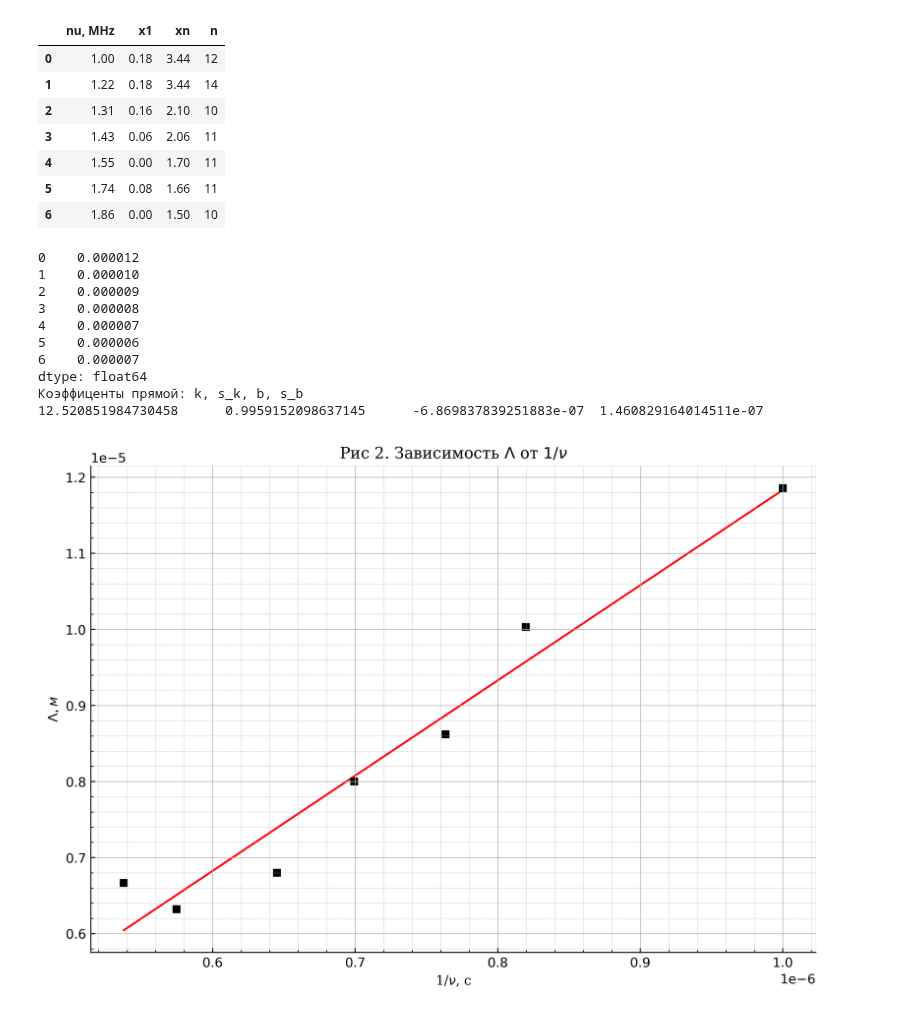
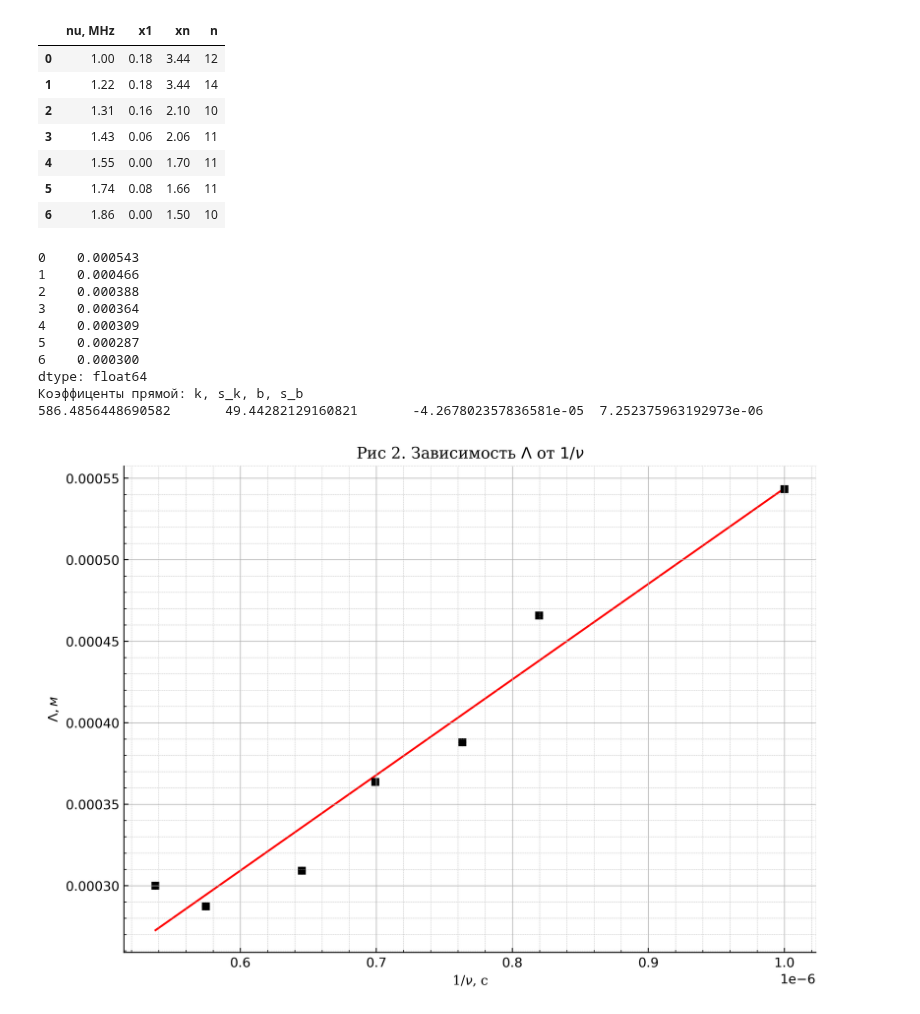
Before and after one commit to alxlnx/labs, a Jupyter notebook: 4.3.2/4.3.2.ipynb, the cells around one changed output. Cells and saved outputs as stored; diff of their text form; code cells hidden in the pictures.

```diff
--- a/4.3.2/4.3.2.ipynb
+++ b/4.3.2/4.3.2.ipynb
@@ -83,27 +83,27 @@ df
 # %%
 fig = mg.make_figure(dpi_mode='high')
 ax = fig.add_subplot()
 mg.set_grids(fig)
 mg.set_title(ax, r'Зависимость $\Lambda$ от $1/\nu$')
 mg.set_label(ax, r'1/$\nu$, с', r'$\Lambda, м$')
 
-Lams = 2 * 0.02 * 1e-3 * (df['xn'] - df['x1']) / (df['n'] - 1)
+Lams = 2 * 1e-3 * (df['xn'] - df['x1']) / (df['n'])
 print(Lams)
 
 X = np.array(1/df['nu, MHz']/1e6)
 Y = np.array(Lams)
 mg.draw_errorbar(ax, X, Y, x_err=0, y_err=0)
 mg.linls(X, Y)
 mg.display_linls(ax)
 # %% [output]
-0    0.000012
-1    0.000010
-2    0.000009
-3    0.000008
-4    0.000007
-5    0.000006
-6    0.000007
+0    0.000543
+1    0.000466
+2    0.000388
+3    0.000364
+4    0.000309
+5    0.000287
+6    0.000300
 dtype: float64
 Коэффиценты прямой: k, s_k, b, s_b
-12.520851984730458      0.9959152098637145      -6.869837839251883e-07  1.460829164014511e-07
+586.4856448690582       49.44282129160821       -4.267802357836581e-05  7.252375963192973e-06
-[figure, old version]
+[figure, new version]
```
Also changed, not shown: 4 other files.
